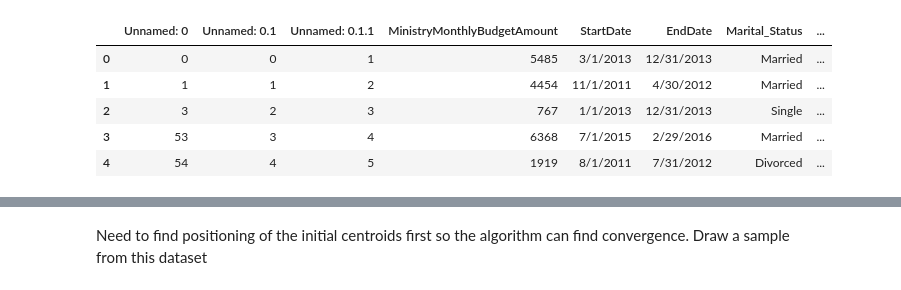
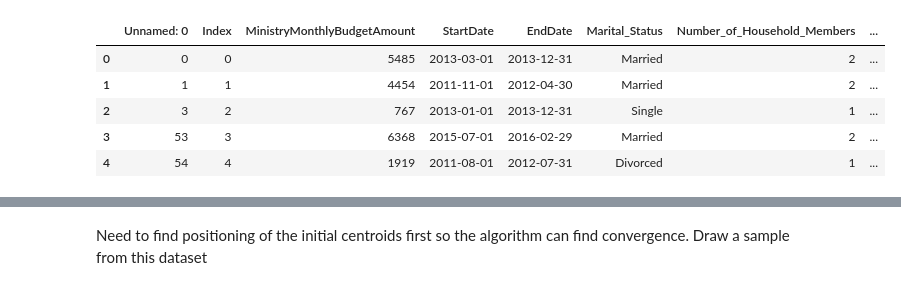
Before and after one commit to CraigMariani/WycliffeData, a Jupyter notebook: KmeansAnalysis/K_means_clustering.ipynb, the cells around one changed output, grey strips where cells are left out. Cells and saved outputs as stored; diff of their text form; code cells hidden in the pictures.

```diff
--- a/KmeansAnalysis/K_means_clustering.ipynb
+++ b/KmeansAnalysis/K_means_clustering.ipynb
@@ -10,12 +10,12 @@ from sklearn.cluster import KMeans
 from sklearn import metrics
 # from sklearn.cluster import AgglomerativeClusterin
 # %%
-df = pd.read_csv('../../Data/OutsideData/formatted_lat_long_for_Kmeans.csv')
+df = pd.read_csv('../../Data/OutsideData/datestimes_for_Kmeans.csv')
 df.head()
 # %% [output]
-|  | Unnamed: 0 | Unnamed: 0.1 | Unnamed: 0.1.1 | MinistryMonthlyBudgetAmount | StartDate | EndDate | Marital_Status | ... |
-| 0 | 0 | 0 | 1 | 5485 | 3/1/2013 | 12/31/2013 | Married | ... |
-| 1 | 1 | 1 | 2 | 4454 | 11/1/2011 | 4/30/2012 | Married | ... |
-| 2 | 3 | 2 | 3 | 767 | 1/1/2013 | 12/31/2013 | Single | ... |
-| 3 | 53 | 3 | 4 | 6368 | 7/1/2015 | 2/29/2016 | Married | ... |
-| 4 | 54 | 4 | 5 | 1919 | 8/1/2011 | 7/31/2012 | Divorced | ... |
+|  | Unnamed: 0 | Index | MinistryMonthlyBudgetAmount | StartDate | EndDate | Marital_Status | Number_of_Household_Members | ... |
+| 0 | 0 | 0 | 5485 | 2013-03-01 | 2013-12-31 | Married | 2 | ... |
+| 1 | 1 | 1 | 4454 | 2011-11-01 | 2012-04-30 | Married | 2 | ... |
+| 2 | 3 | 2 | 767 | 2013-01-01 | 2013-12-31 | Single | 1 | ... |
+| 3 | 53 | 3 | 6368 | 2015-07-01 | 2016-02-29 | Married | 2 | ... |
+| 4 | 54 | 4 | 1919 | 2011-08-01 | 2012-07-31 | Divorced | 1 | ... |
```
Also changed, not shown: parts of 22 cells of this notebook, 5 other files.
